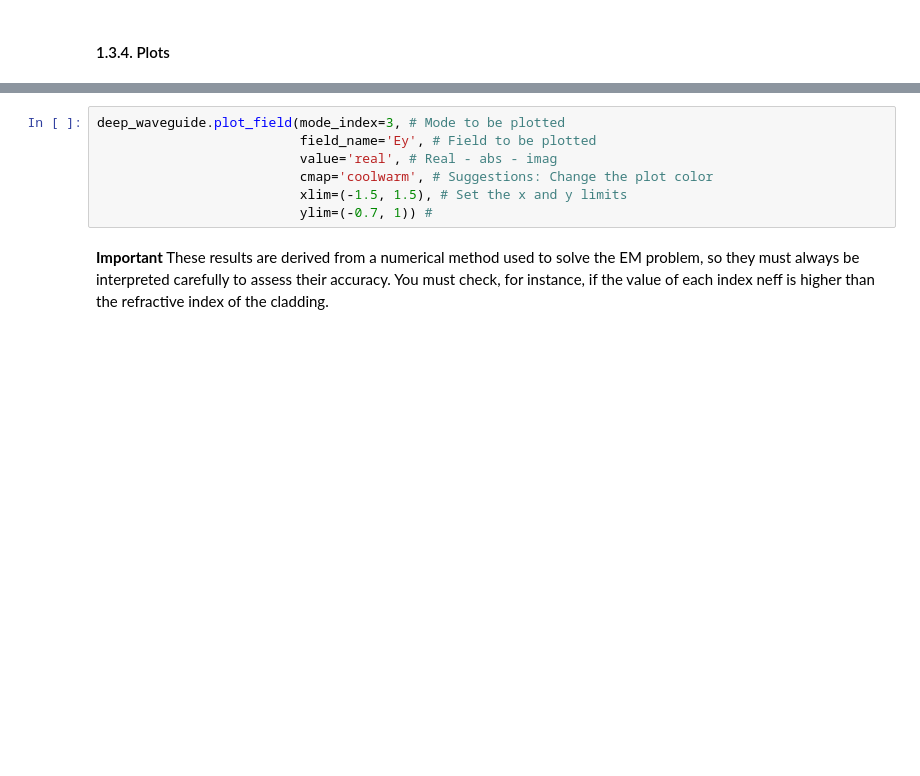
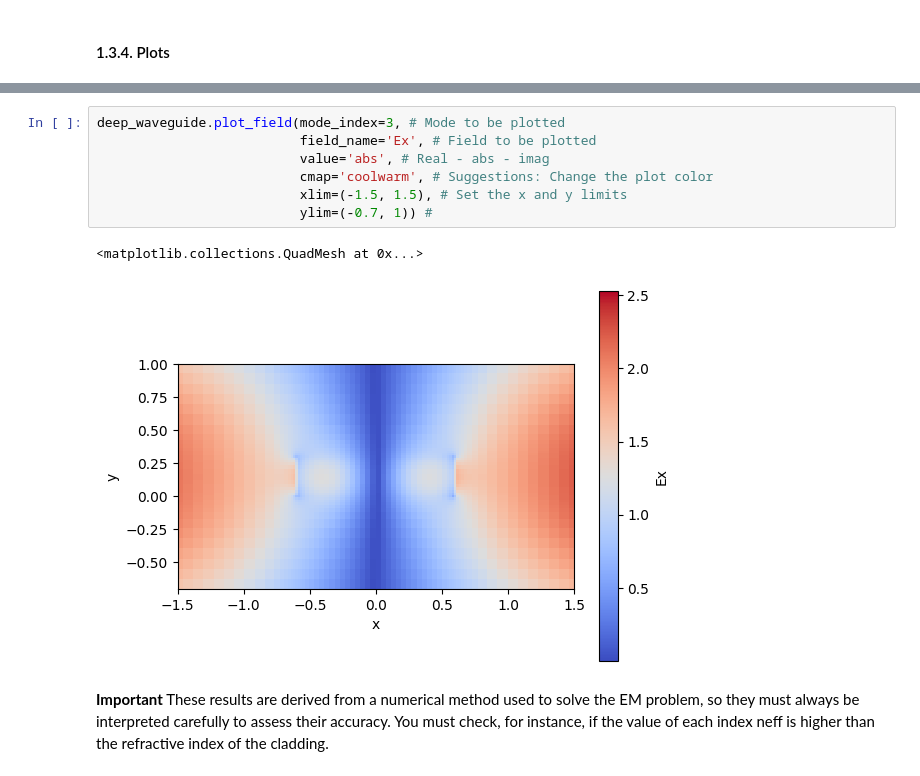
Before and after one commit to mregsev/pic-upv-lab0, a Jupyter notebook: 010_MODESOLVER_Student.ipynb, the cells around one changed output, grey strips where cells are left out. Saved outputs shown, nothing was run; the diff lists cells and outputs as text; blank space fills up the shorter version.

```diff
--- a/010_MODESOLVER_Student.ipynb
+++ b/010_MODESOLVER_Student.ipynb
@@ -134,10 +160,13 @@ deep_waveguide.plot_field(mode_index=2 , # Mode to be plotted
 # %%
 deep_waveguide.plot_field(mode_index=3, # Mode to be plotted
-                          field_name='Ey', # Field to be plotted
-                          value='real', # Real - abs - imag
+                          field_name='Ex', # Field to be plotted
+                          value='abs', # Real - abs - imag
                           cmap='coolwarm', # Suggestions: Change the plot color
                           xlim=(-1.5, 1.5), # Set the x and y limits
                           ylim=(-0.7, 1)) #
+# %% [output]
+<matplotlib.collections.QuadMesh at 0x...>
+[figure, added]
 # %% [markdown]
 **Important**
 These results are derived from a numerical method used to solve the EM problem, so they must always be interpreted carefully to assess their accuracy. You must check, for instance, if the value of each index neff is higher than the refractive index of the cladding.
```
Also changed, not shown: parts of 12 cells of this notebook, 1 other file.
